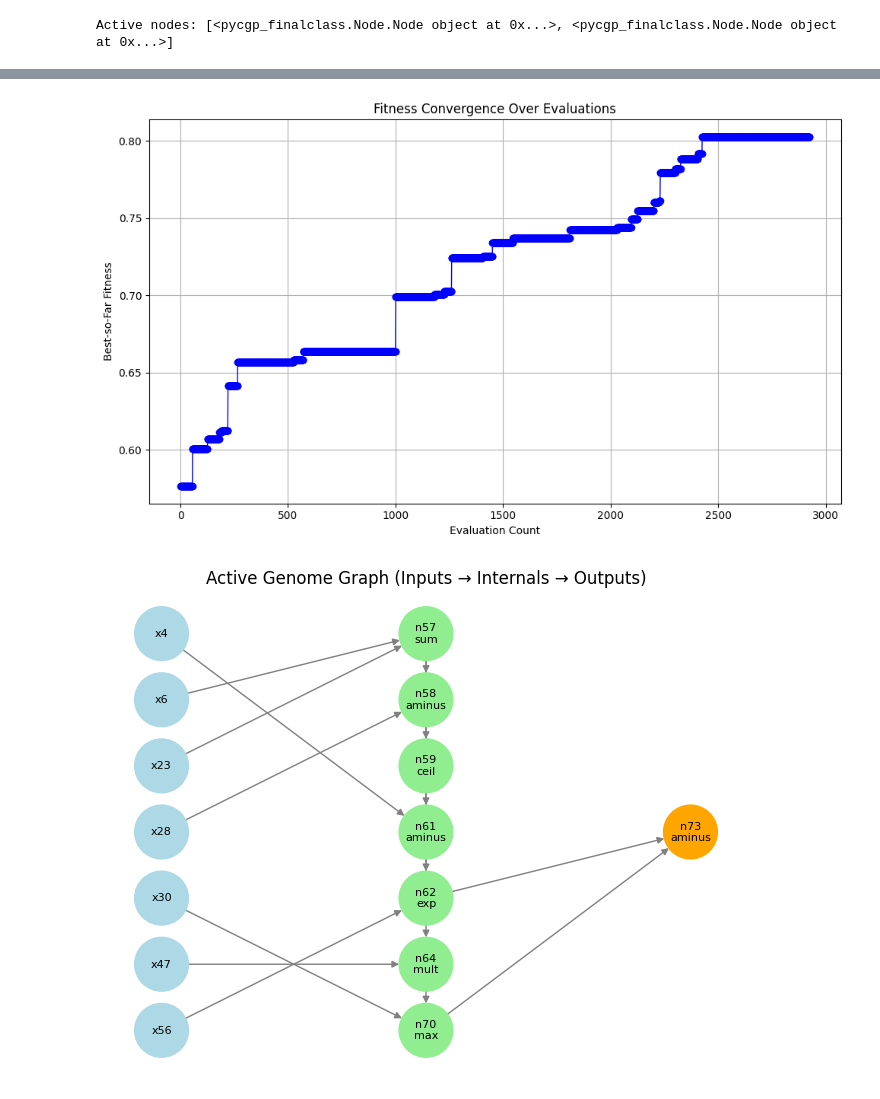
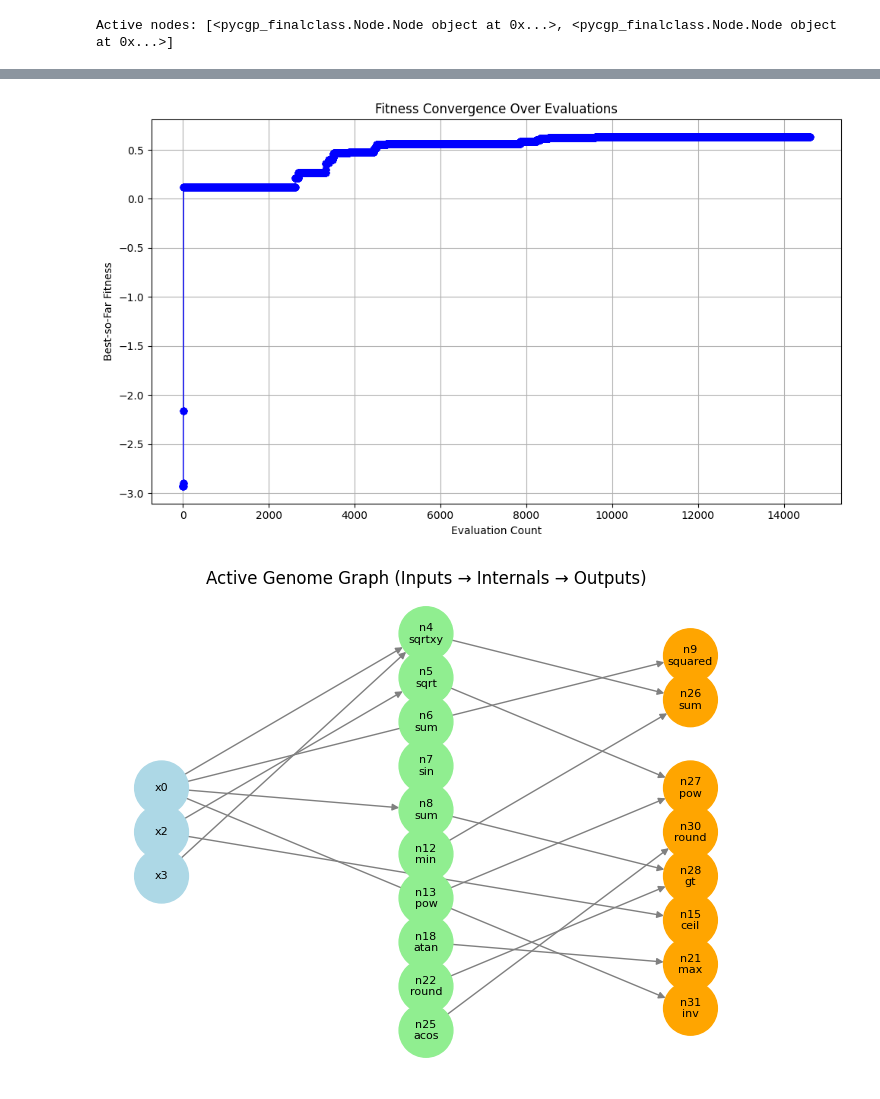
Before and after one commit to PaulSauzel/pyCGP2.0, a Jupyter notebook: Exemple.ipynb, the cells around one changed output, grey strips where cells are left out. Cells and saved outputs as stored; diff of their text form; code cells hidden in the pictures.

Commit message:
Features for handling multiple outputs classification + Regression in development

```diff
--- a/Exemple.ipynb
+++ b/Exemple.ipynb
@@ -194,8 +194,8 @@ from pmlb import fetch_data
 from sklearn.preprocessing import MinMaxScaler
 
 # Returns NumPy arrays
-gametes = fetch_data('spambase')
-X, y = fetch_data('spambase', return_X_y=True, local_cache_dir='./datasets')
+gametes = fetch_data('1027_ESL')
+X, y = fetch_data('1027_ESL', return_X_y=True, local_cache_dir='./datasets')
 
 # Conversion des colonnes en float
 X = X.astype(float)
@@ -205,14 +205,14 @@ y = y.astype(float)
 scaler = MinMaxScaler(feature_range=(-1, 1))
 X = scaler.fit_transform(X)
 
-evaluator2 = Binary_Classifier(X, y)
+evaluator2 = Regressor(X, y)
 
 #Initialise config + Evaluator + mutation
-CGP_config = CGPConfig(num_inputs=X.shape[1], num_nodes=30, num_outputs=1, input_node_chance=0.4, const_min=-1, const_max=1, function_set=functions)
+CGP_config = CGPConfig(num_inputs=X.shape[1], num_nodes=30, num_outputs=9, input_node_chance=0.4, const_min=-1, const_max=1, function_set=functions)
 #For evaluatorsin num_inputs = 1
 
 #mutationcgp_proba = Proba_Mutation(CGP_config, number_mutations=10, input_node_mutation_rate=0.2, output_node_mutation_rate=0.1, function_mutation_rate=0.4, input_mutation_rate=0.5, const_mutation_rate=0.1)
 mutationcgp_golden = Golden_mutation(CGP_config,input_node_mutation_rate=0.2, function_mutation_rate=0.4, input_mutation_rate=0.5, const_mutation_rate=0.1,output_node_mutation_rate=0.5)
 ES_cgp = ES(evaluator2, lam=5,parent = CGPGenome.create_genome(CGP_config),mutation = mutationcgp_golden)
-best_genome = ES_cgp.evolve(n_generations=10000, early_stopping=100, verbose=True)
+best_genome = ES_cgp.evolve(n_generations=10000, early_stopping=1000, verbose=True)
 # %% [output]
@@ -236,2 +236,2 @@ n68 = ac
-[figure, old version]
+[figure, new version]
-[figure, old version]
+[figure, new version]
```
Also changed, not shown: parts of 4 cells of this notebook, 4 other files.
